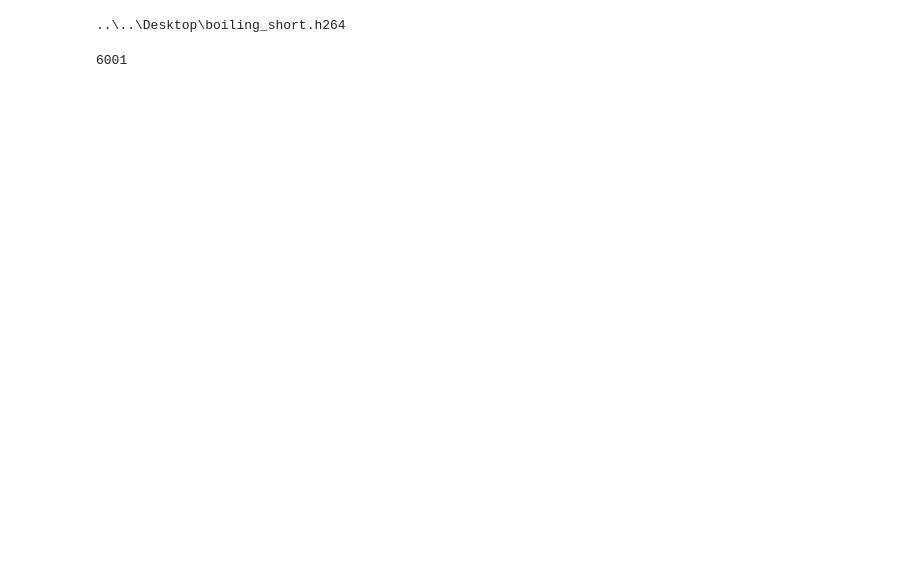
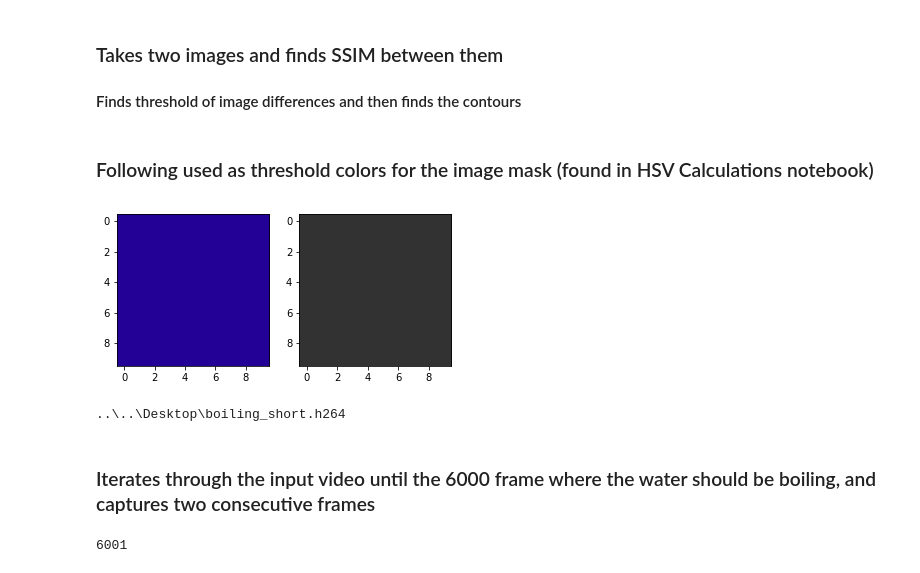
Before and after one commit to mariamedi/notebook-sharing, a Jupyter notebook: SSIM Comparison.ipynb, the cells around one changed output. Drawn from its saved outputs; the diff is of its cells as text; code cells hidden in the pictures; blank space fills up the shorter version.

```diff
--- a/SSIM Comparison.ipynb
+++ b/SSIM Comparison.ipynb
@@ -12,6 +12,9 @@ from mpl_toolkits.mplot3d import Axes3D  # noqa
 from matplotlib import cm
 from matplotlib.colors import hsv_to_rgb
 import imutils
+# %% [markdown]
+### Takes two images and finds SSIM between them
+#### Finds threshold of image differences and then finds the contours
 # %%
 # takes two images and finds the SSIM between them
 # returns the score back to main
@@ -43,4 +50,21 @@ def compareImages(gray1, gray2):
     return score
+# %% [markdown]
+### Following used as threshold colors for the image mask (found in HSV Calculations notebook)
+# %%
+light_blue = (0,0,50)
+dark_blue = (180,255,150)
+# Normalise to 0 - 1 range for viewing
+
+lo_square = np.full((10, 10, 3), light_blue, dtype=np.uint8) / 255.0
+do_square = np.full((10, 10, 3), dark_blue, dtype=np.uint8) / 255.0
+
+plt.subplot(1, 2, 1)
+plt.imshow(hsv_to_rgb(do_square))
+plt.subplot(1, 2, 2)
+plt.imshow(hsv_to_rgb(lo_square))
+plt.show()
+# %% [output]
+[figure, added]
 # %%
 # returns a masked version of the input image, removes any brightly lit areas
 def maskImage(img):
@@ -83,6 +107,8 @@ video = "..\\..\\Desktop\\boiling_short.h264"
 print(video)
 # %% [output]
 ..\..\Desktop\boiling_short.h264
+# %% [markdown]
+### Iterates through the input video until the 6000 frame where the water should be boiling, and captures two consecutive frames
 # %%
 cap = cv2.VideoCapture(video)
 
```
Also changed, not shown: parts of 33 cells of this notebook.
